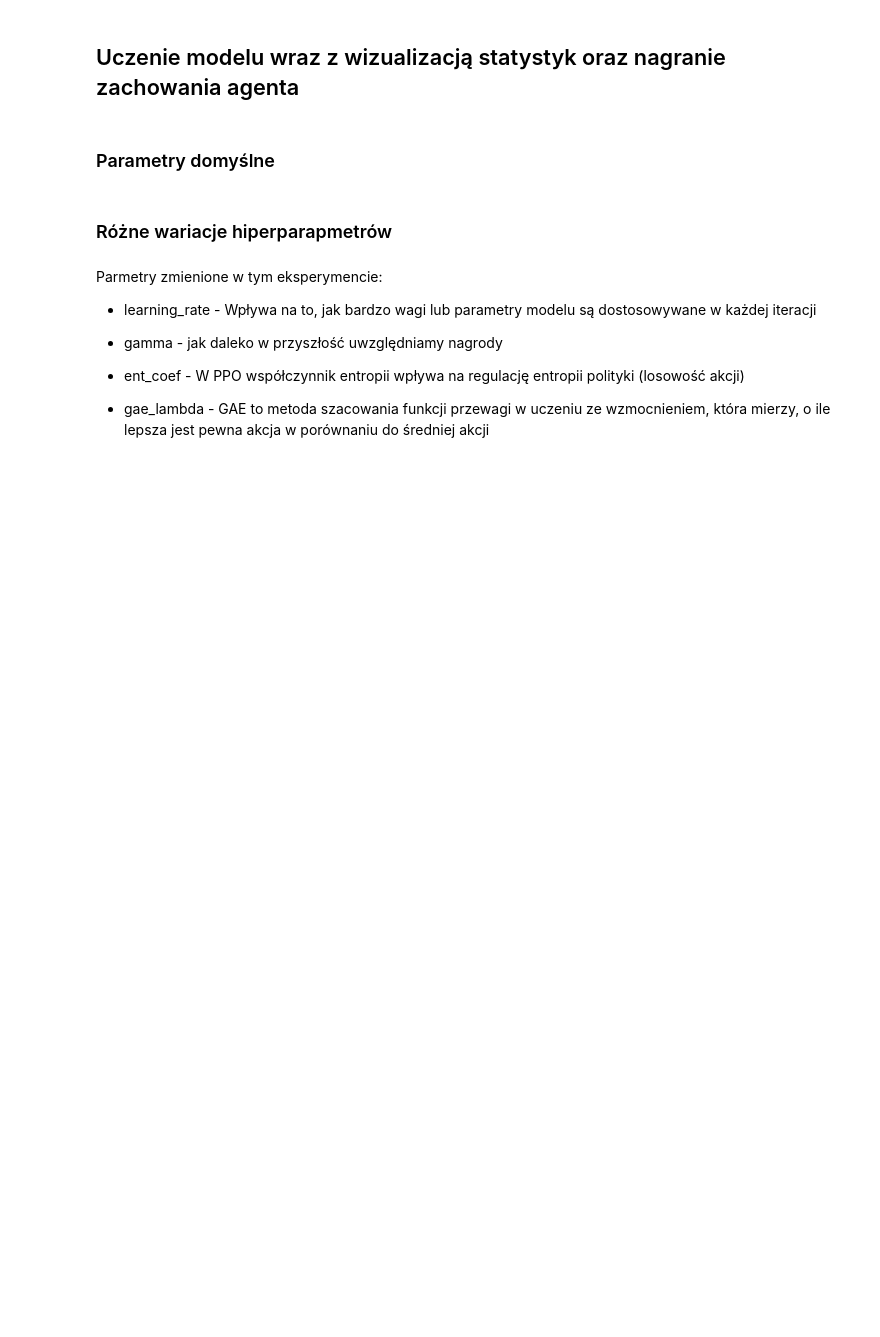
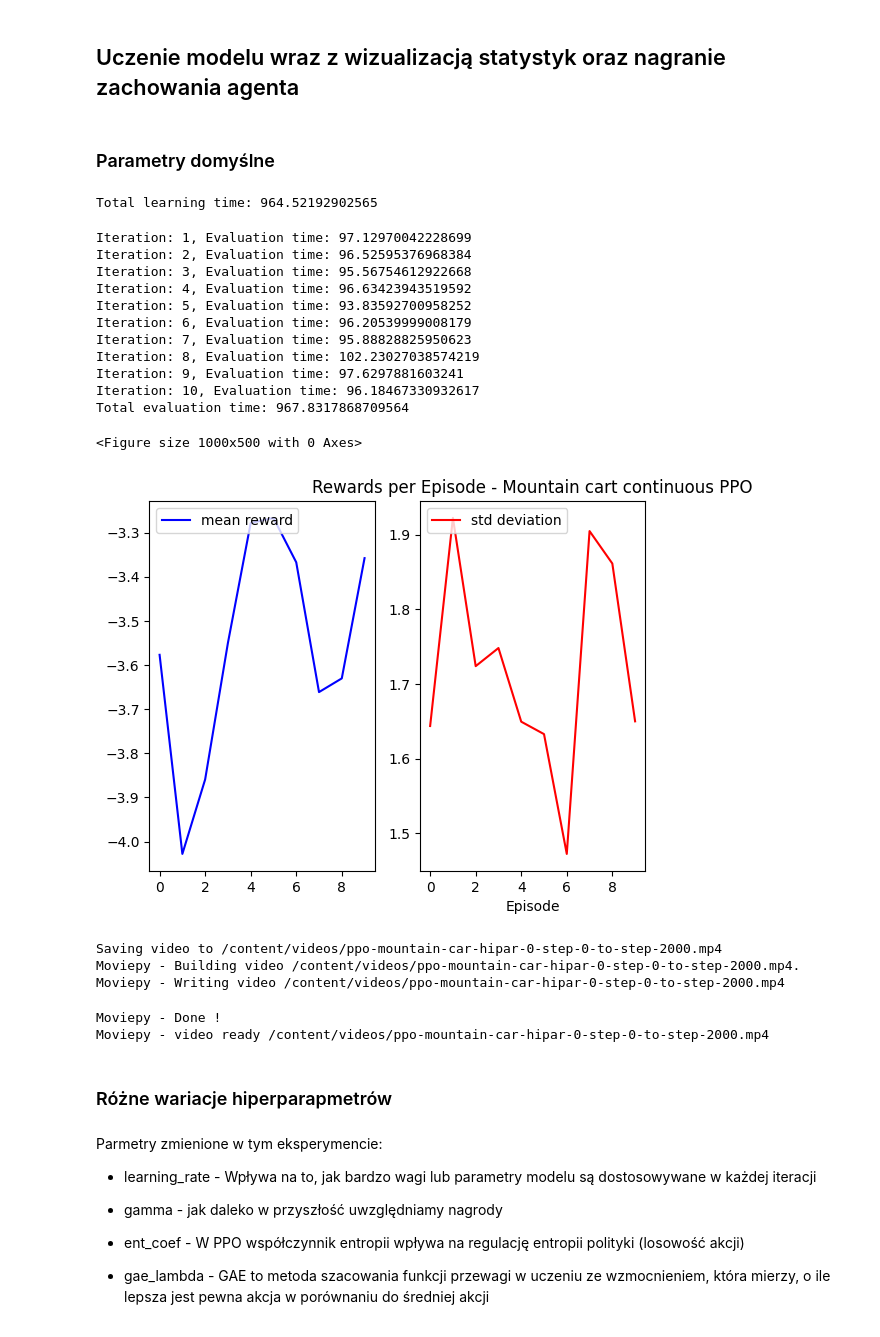
Before and after one commit to KacperST/gymnasium-continuous, a Jupyter notebook: przestrzenie_ciagle.ipynb, the cells around one changed output. Drawn from its saved outputs; the diff is of its cells as text; code cells hidden in the pictures; blank space fills up the shorter version.

```diff
--- a/przestrzenie_ciagle.ipynb
+++ b/przestrzenie_ciagle.ipynb
@@ -171,7 +171,27 @@ def create_model_and_evaluate(params, env, learning_steps, repeat, policy_kwargs
 ### Parametry domyślne
 # %%
 params = Params()
-model1 = create_model_and_evaluate(params, env, 50_0000, 10, filename="ppo-mountain-car-hipar-0")
+model1 = create_model_and_evaluate(params, env, 50_000, 10, filename="ppo-mountain-car-hipar-0")
+# %% [output]
+Total learning time: 964.52192902565
+Iteration: 1, Evaluation time: 97.12970042228699
+Iteration: 2, Evaluation time: 96.52595376968384
+Iteration: 3, Evaluation time: 95.56754612922668
+Iteration: 4, Evaluation time: 96.63423943519592
+Iteration: 5, Evaluation time: 93.83592700958252
+Iteration: 6, Evaluation time: 96.20539999008179
+Iteration: 7, Evaluation time: 95.88828825950623
+Iteration: 8, Evaluation time: 102.23027038574219
+Iteration: 9, Evaluation time: 97.6297881603241
+Iteration: 10, Evaluation time: 96.18467330932617
+Total evaluation time: 967.8317868709564
+<Figure size 1000x500 with 0 Axes>
+[figure, added]
+Saving video to /content/videos/ppo-mountain-car-hipar-0-step-0-to-step-2000.mp4
+Moviepy - Building video /content/videos/ppo-mountain-car-hipar-0-step-0-to-step-2000.mp4.
+Moviepy - Writing video /content/videos/ppo-mountain-car-hipar-0-step-0-to-step-2000.mp4
+Moviepy - Done !
+Moviepy - video ready /content/videos/ppo-mountain-car-hipar-0-step-0-to-step-2000.mp4
 # %% [markdown]
 ### Różne wariacje hiperparapmetrów
 # %% [markdown]
```
Also changed, not shown: parts of 13 cells of this notebook.
